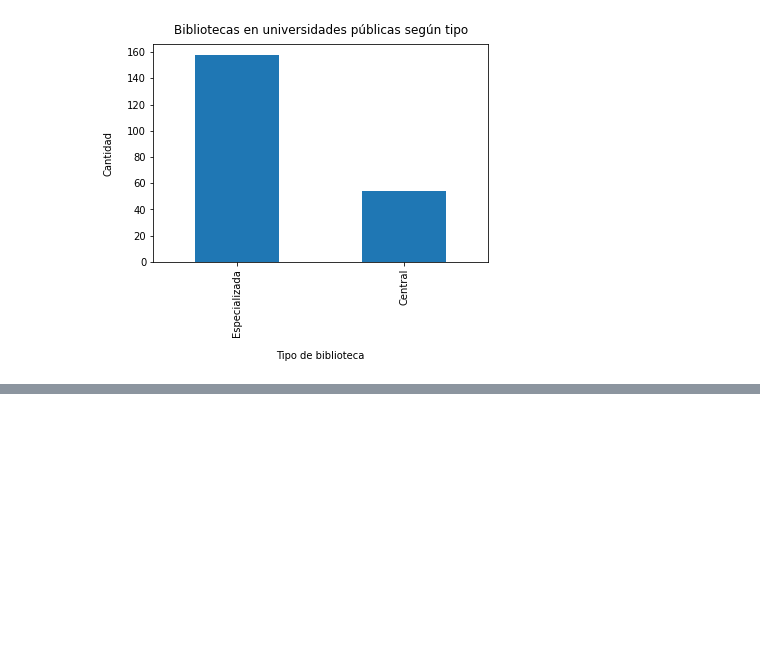
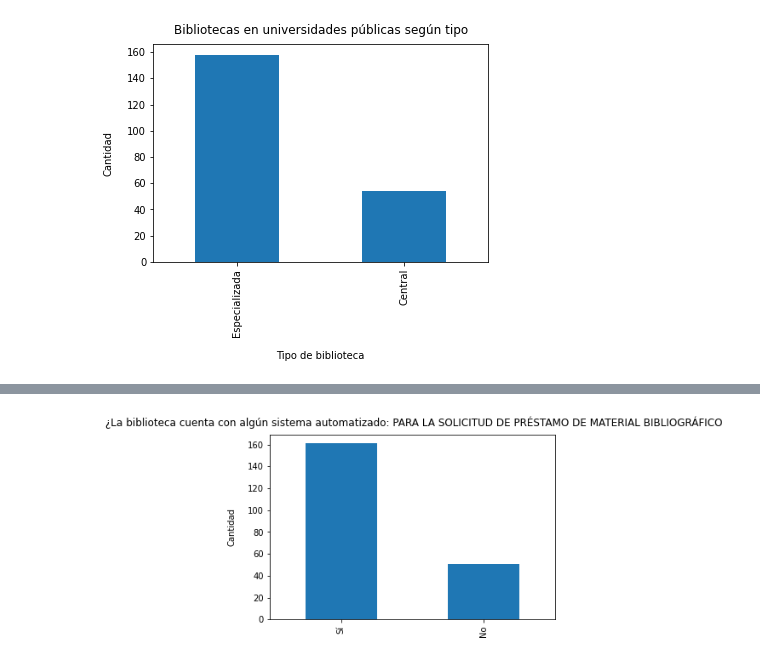
Before and after one commit to SantiagoTorresM/dipoda, a Jupyter notebook: Análisis_de_bibliotecas_en_universidades_públicas.ipynb, the cells around one changed output, grey strips where cells are left out. Saved outputs shown, nothing was run; the diff lists cells and outputs as text; code cells hidden in the pictures; blank space fills up the shorter version.

```diff
--- a/Análisis_de_bibliotecas_en_universidades_públicas.ipynb
+++ b/Análisis_de_bibliotecas_en_universidades_públicas.ipynb
@@ -73,0 +59,8 @@ plt.show;
+# %%
+#
+er_bib.B2_3.value_counts().plot(kind='bar')
+plt.ylabel('Cantidad', labelpad=14)
+plt.title(' ¿La biblioteca cuenta con algún sistema automatizado: PARA LA SOLICITUD DE PRÉSTAMO DE MATERIAL BIBLIOGRÁFICO', y=1.02)
+plt.show;
+# %% [output]
+[figure, added]
```
Also changed, not shown: parts of 22 cells of this notebook.
